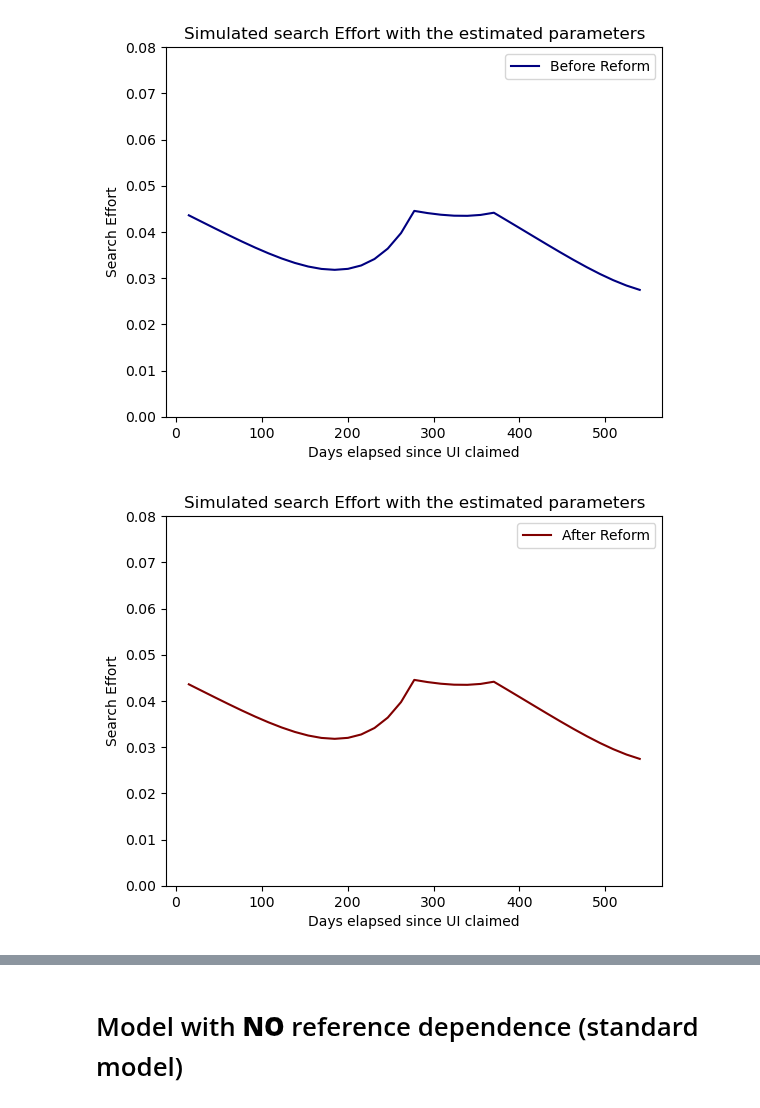
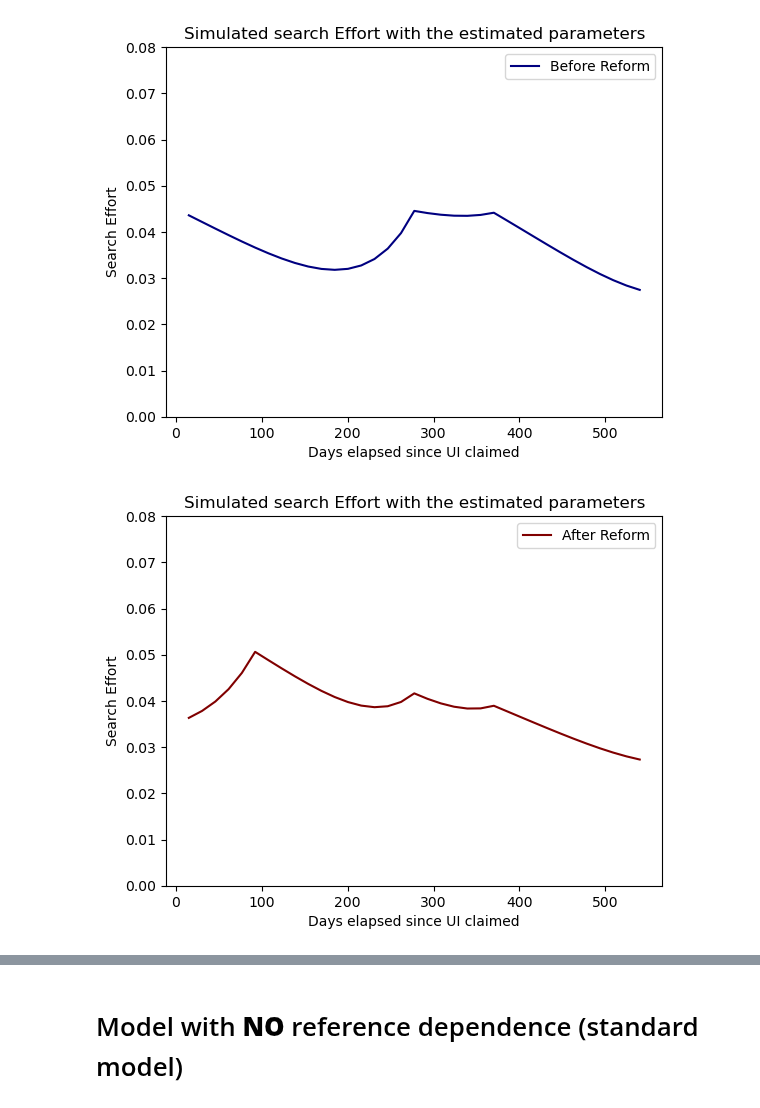
Before and after one commit to qrn838/Dynamic-programming-project, a Jupyter notebook: 2. Estimation - HTM.ipynb, the cells around one changed output, grey strips where cells are left out. Drawn from its saved outputs; the diff is of its cells as text; code cells hidden in the pictures.

Commit message:
corrected graphs

```diff
--- a/2. Estimation - HTM.ipynb
+++ b/2. Estimation - HTM.ipynb
@@ -27,7 +30,7 @@ model.par.eta = 1  # Reference dependence
 model.par.types = 1  # No heterogeneity
 model.allocate()
 
-# Estimation setuå
+# Estimation setup
 est_par = ['delta', 'gamma', 'lambdaa', 'N', 'cost1'] # Parameters to estimate
 theta0 = [0.95, 0.1, 1.0, 10, 100.0]  # Initial guesses
 bounds = [(0.5, 1), (0.001, 10.0), (0.0, 10.0), (0,50), (0.0,500)] # Bounds for the parameters
@@ -35,7 +38,7 @@ bounds = [(0.5, 1), (0.001, 10.0), (0.0, 10.0), (0,50), (0.0,500)] # Bounds for
 
 #  Random starting values:
 model.par.noOfParams = len(est_par)
-model.par.noSearchInits = 1
+model.par.noSearchInits = 800
 np.random.seed(180615)
 
 for i in range(model.par.noSearchInits):
@@ -196,28 +190,28 @@ plt.show()
 [figure]
 # %%
 model_afterReform = deepcopy(model)
-model.par.b1 = 342.0/675.0      # Value after reform
-model.par.b2 = 171.0/675.0      # Value after reform
+model_afterReform.par.b1 = 342.0/675.0      # Value after reform
+model_afterReform.par.b2 = 171.0/675.0      # Value after reform
 
 model_afterReform.allocate()
 search_reference_afterReform = model_afterReform.solve()
 
 # true_data_outofsample = model.data.moments_after
 # true_data_insample = model.data.moments_before
 # mse_eta1_outofsample = np.mean((true_data_outofsample - s_forecast)**2)
 # mse_eta1_insample = np.mean((true_data_insample - sim)**2)
 
 # Now plotting s_forecast
 time = np.linspace(0, model.par.T_sim, model.par.T_sim)
 plt.plot((time+1)*15, search_reference_afterReform, label='After Reform', color='maroon')
 plt.xlabel('Days elapsed since UI claimed')
 plt.ylabel('Search Effort')
 plt.title('Simulated search Effort with the estimated parameters')
 plt.legend()
 plt.ylim(0.0, 0.08)
 plt.show()
 # %% [output]
-[figure, old version]
+[figure, new version]
 # %%
 #Replicating figure 7(b) from the paper
 after = model_standard.data.moments_after
```
Also changed, not shown: parts of 7 cells of this notebook.
